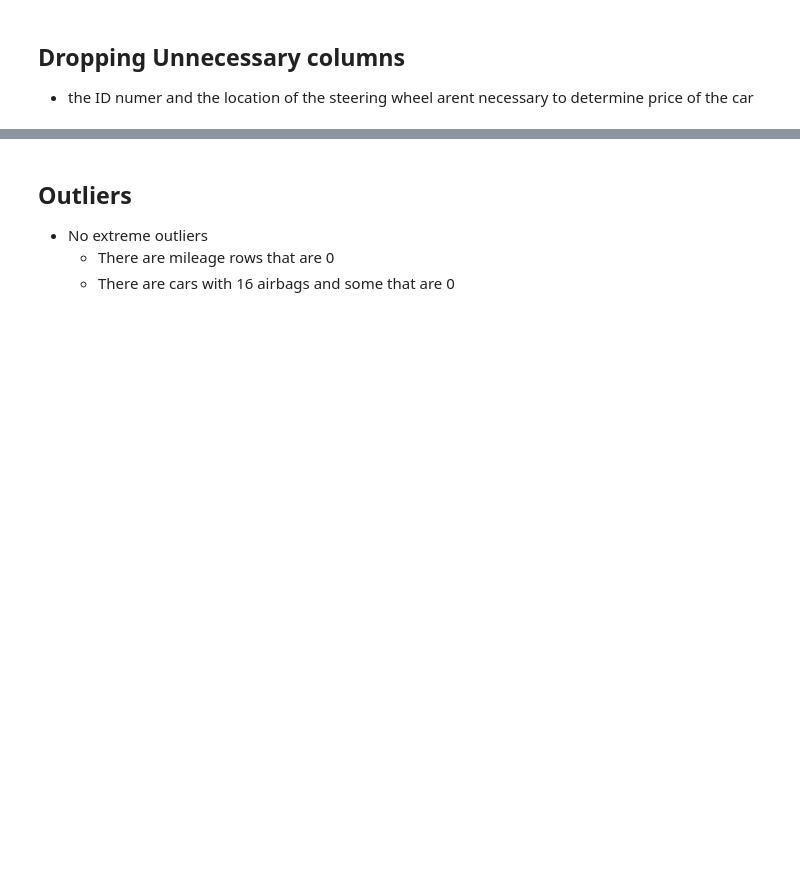
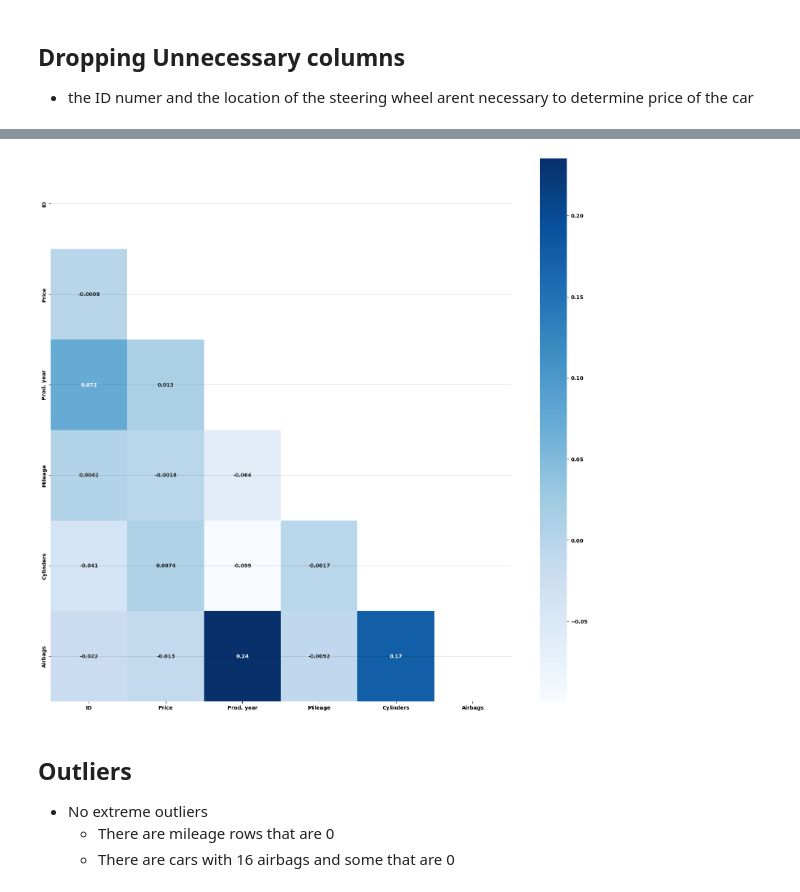
Before and after one commit to aksalas/Car-Sales, a Jupyter notebook: Car_Sales.ipynb, the cells around one changed output, grey strips where cells are left out. Saved outputs shown, nothing was run; the diff lists cells and outputs as text; code cells hidden in the pictures; blank space fills up the shorter version.

```diff
--- a/Car_Sales.ipynb
+++ b/Car_Sales.ipynb
@@ -193,3 +313,9 @@ df.isna().sum().sum()
 # %% [markdown]
 ## Dropping Unnecessary columns
 - the ID numer and the location of the steering wheel arent necessary to determine price of the car
+# %%
+# Dataframe Correlations
+corr = df.corr()
+
+# tabular view of correlation values
+corr
@@ -196 +330,9 @@ df.isna().sum().sum()
+# %%
+# code for heatmap
+
+mask = np.triu(np.ones_like(corr))
+fig, ax = plt.subplots(figsize = (20,19))
+sns.heatmap(corr, cmap= 'Blues', annot = True, mask = mask);
+# %% [output]
+[figure, added]
 # %%
```
Also changed, not shown: parts of 32 cells of this notebook.
